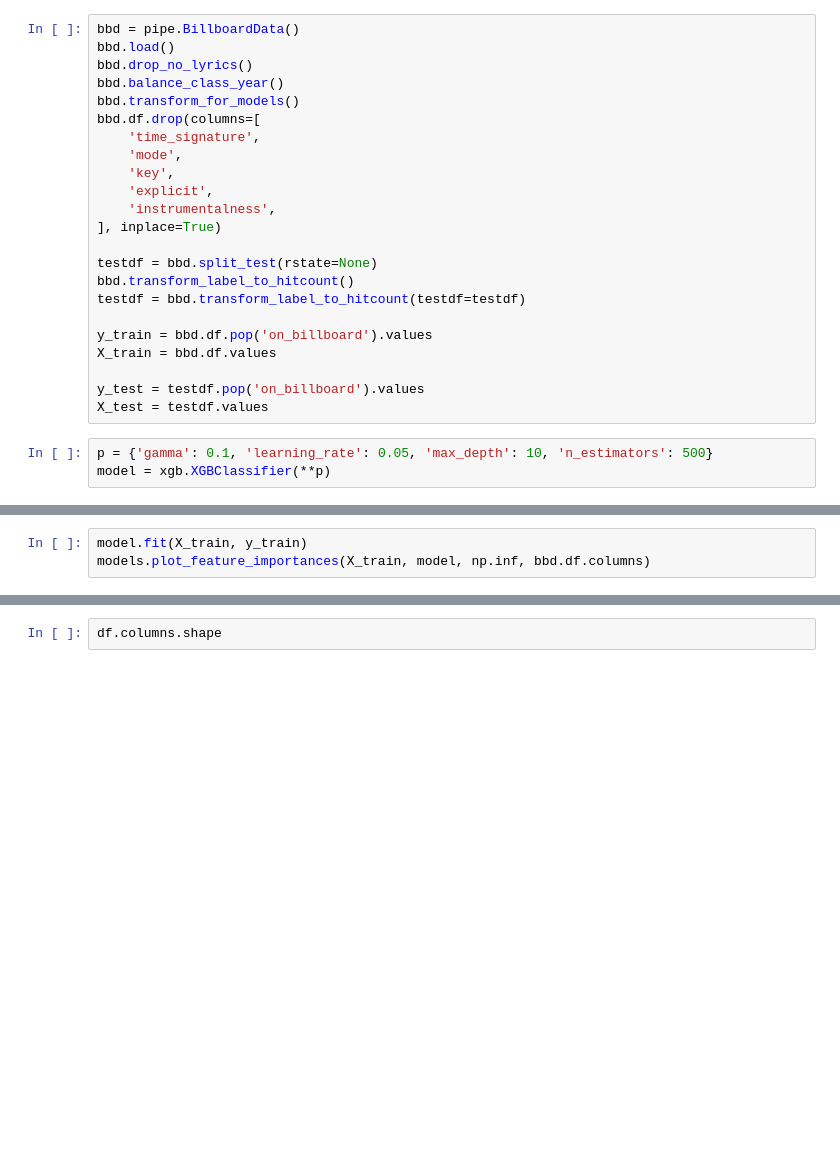
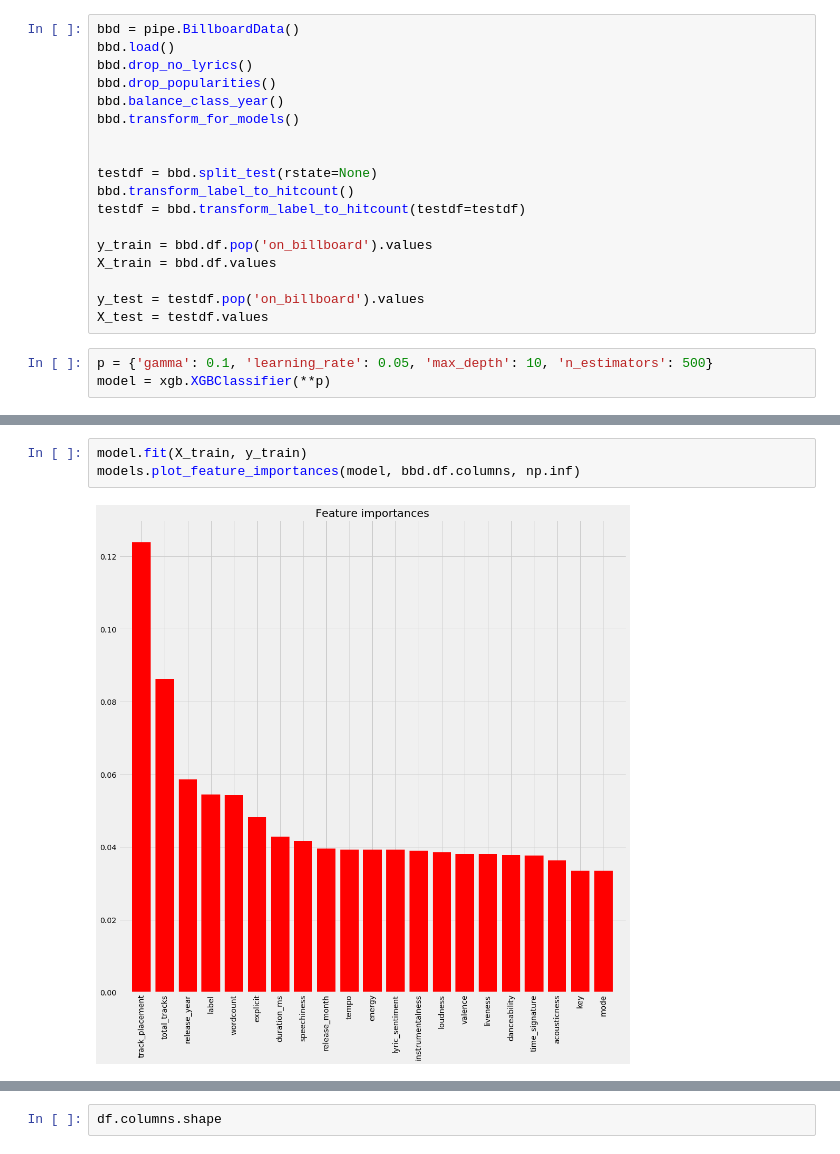
Before and after one commit to Greenford/billboard, a Jupyter notebook: models.ipynb, the cells around one changed output, grey strips where cells are left out. Cells and saved outputs as stored; diff of their text form; blank space fills up the shorter version.

```diff
--- a/models.ipynb
+++ b/models.ipynb
@@ -397,15 +398,10 @@ best1.score(X_test, y_test)
 bbd = pipe.BillboardData()
 bbd.load()
 bbd.drop_no_lyrics()
+bbd.drop_popularities()
 bbd.balance_class_year()
 bbd.transform_for_models()
-bbd.df.drop(columns=[
-    'time_signature',
-    'mode',
-    'key',
-    'explicit',
-    'instrumentalness',
-], inplace=True)
+
 
 testdf = bbd.split_test(rstate=None)
 bbd.transform_label_to_hitcount()
@@ -433,5 +429,7 @@ models.present_cv(cv)
 # %%
 model.fit(X_train, y_train)
-models.plot_feature_importances(X_train, model, np.inf, bbd.df.columns)
+models.plot_feature_importances(model, bbd.df.columns, np.inf)
+# %% [output]
+[figure, added]
 # %%
 models.plot_perm_importances(model, X_train, y_train, bbd.df.columns, np.inf)
```
Also changed, not shown: parts of 3 cells of this notebook.
